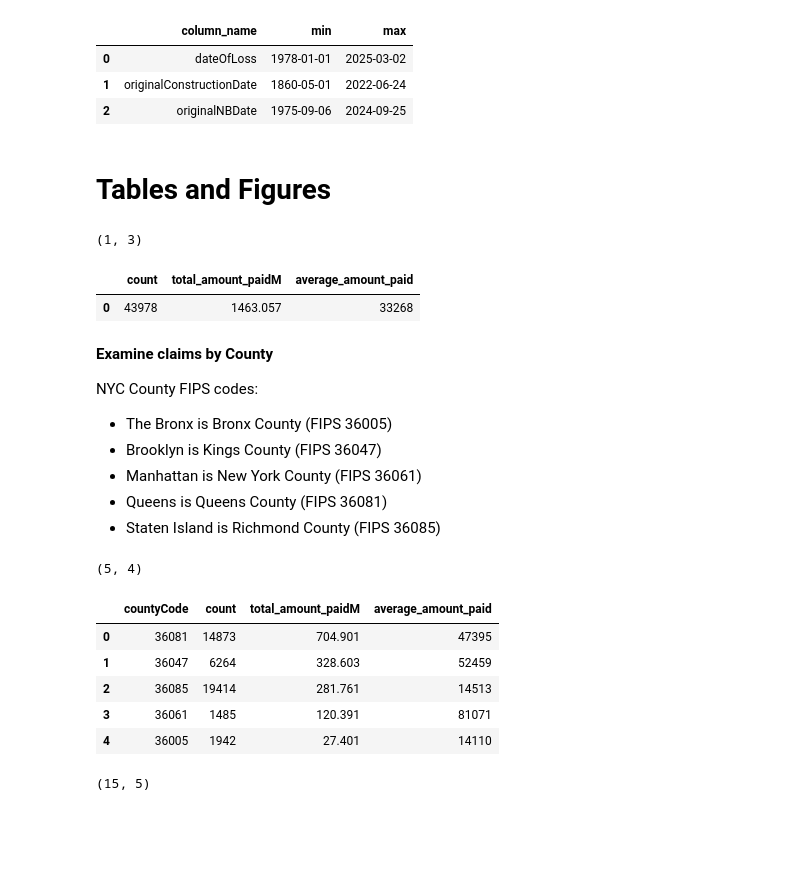
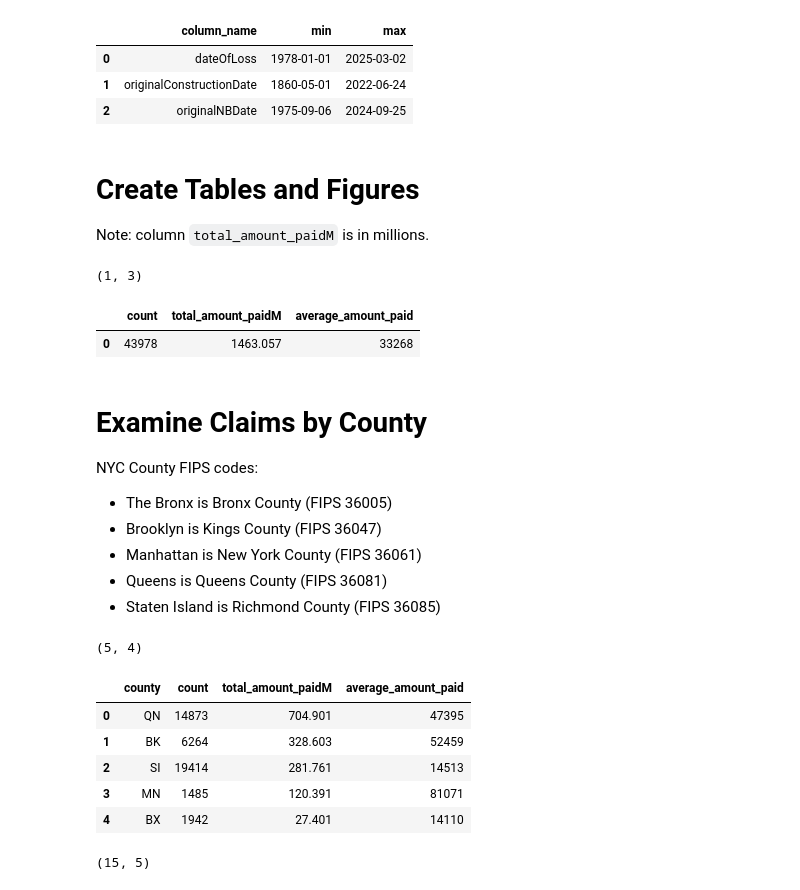
Before and after one commit to mebauer/nyc-odw25-nfip, a Jupyter notebook: figures.ipynb, the cells around one changed output. Drawn from its saved outputs; the diff is of its cells as text; code cells hidden in the pictures; blank space fills up the shorter version.

```diff
--- a/figures.ipynb
+++ b/figures.ipynb
@@ -306,7 +328,8 @@ con.sql(sql).to_df()
 | 1 | originalConstructionDate | 1860-05-01 | 2022-06-24 |
 | 2 | originalNBDate | 1975-09-06 | 2024-09-25 |
 # %% [markdown]
-# Tables and Figures
+# Create Tables and Figures
+Note: column `total_amount_paidM` is in millions.
 # %%
 # table of key statistics
 sql = """
@@ -335,7 +358,7 @@ df
 |  | count | total_amount_paidM | average_amount_paid |
 | 0 | 43978 | 1463.057 | 33268 |
 # %% [markdown]
-**Examine claims by County**
+# Examine Claims by County
 
 NYC County FIPS codes:
 - The Bronx is Bronx County (FIPS 36005)
@@ -346,37 +369,43 @@ NYC County FIPS codes:
 # %%
 sql = """
     SELECT
-        countyCode,
+        CASE
+            WHEN countyCode = 36005 THEN 'BX'
+            WHEN countyCode = 36047 THEN 'BK'
+            WHEN countyCode = 36061 THEN 'MN'
+            WHEN countyCode = 36081 THEN 'QN'
+            WHEN countyCode = 36085 THEN 'SI'
+            END as county,
         COUNT(*) AS count,
         ROUND(
             (SUM(amountPaidOnBuildingClaim)
             + SUM(amountPaidOnContentsClaim)
             + SUM(amountPaidOnIncreasedCostOfComplianceClaim)
         ) / 1_000_000, 3) AS total_amount_paidM,
         ROUND((SUM(amountPaidOnBuildingClaim)
             + SUM(amountPaidOnContentsClaim)
             + SUM(amountPaidOnIncreasedCostOfComplianceClaim)
         ) / count, 0)::INT AS average_amount_paid
     FROM
         claims
     GROUP BY
-        countyCode
+        county
     ORDER BY
         total_amount_paidM DESC
 """
 
 df = con.sql(sql).to_df()
 
 print(df.shape)
 df
 # %% [output]
 (5, 4)
-|  | countyCode | count | total_amount_paidM | average_amount_paid |
-| 0 | 36081 | 14873 | 704.901 | 47395 |
-| 1 | 36047 | 6264 | 328.603 | 52459 |
-| 2 | 36085 | 19414 | 281.761 | 14513 |
-| 3 | 36061 | 1485 | 120.391 | 81071 |
-| 4 | 36005 | 1942 | 27.401 | 14110 |
+|  | county | count | total_amount_paidM | average_amount_paid |
+| 0 | QN | 14873 | 704.901 | 47395 |
+| 1 | BK | 6264 | 328.603 | 52459 |
+| 2 | SI | 19414 | 281.761 | 14513 |
+| 3 | MN | 1485 | 120.391 | 81071 |
+| 4 | BX | 1942 | 27.401 | 14110 |
 # %%
 sql = """
     SELECT
```
Also changed, not shown: parts of 21 cells of this notebook, 6 other files.
